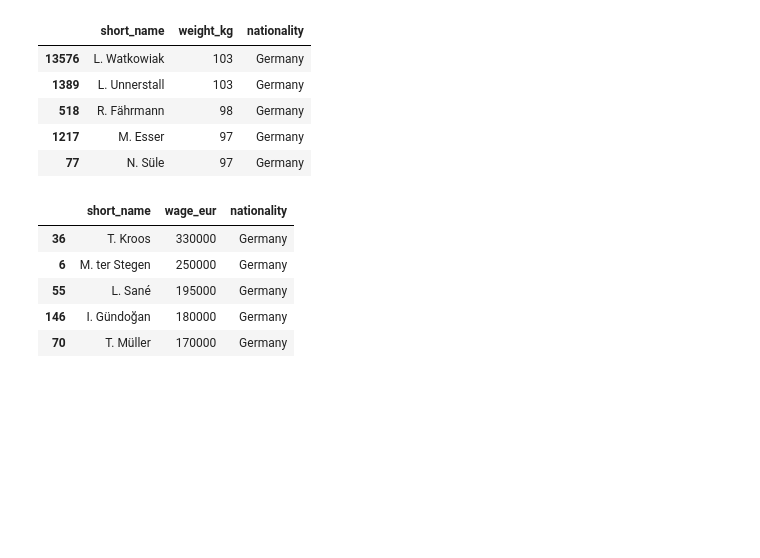
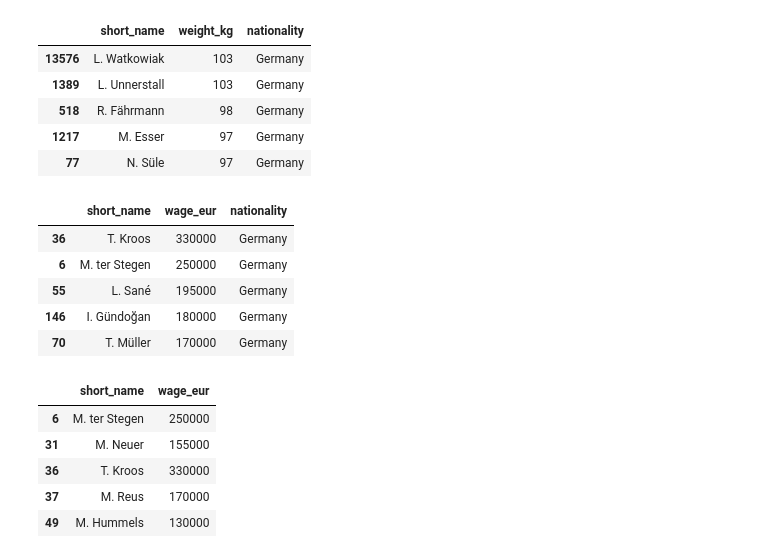
Before and after one commit to mphelps1978/JumpPlus_Fifa_Data_Analysis, a Jupyter notebook: JumpPlus_FIFA_Data.ipynb, the cells around one changed output. Cells and saved outputs as stored; diff of their text form; code cells hidden in the pictures; blank space fills up the shorter version.

Commit message:
Added a global function to select a team for DRY purposes)

```diff
--- a/JumpPlus_FIFA_Data.ipynb
+++ b/JumpPlus_FIFA_Data.ipynb
@@ -8,6 +8,14 @@ pd.set_option('display.max_colwidth', None)
 # %%
 ds = pd.read_csv('./data/players_20.csv')
 df = pd.DataFrame(ds)
+# %%
+## Some global functions that will reduce the redundancy of some code (Keep it DRY) ##
+
+# I want to set up a function that can be called to get players from a certain team (Nationality)
+def get_players(n):
+    return df.loc[df['nationality'] == n ]
+
+#
 # %%
 # Req. 1 - Show top 5 records
 df.head()
@@ -130,8 +138,8 @@ highest_salaries.plot.bar(x='short_name', color='red')
 [figure]
 # %%
 #10
-ger_top10 = df.loc[df['nationality'] == 'Germany' ]
-ger_top10.head(10)[['short_name', 'age', 'nationality']]
+ger_team = get_players('Germany')
+ger_team.head(10)[['short_name', 'age', 'nationality']]
 # %% [output]
 |  | short_name | age | nationality |
 | 6 | M. ter Stegen | 27 | Germany |
@@ -175,3 +183,13 @@ ger_max_salary.head()[['short_name', 'wage_eur', 'nationality']]
 | 55 | L. Sané | 195000 | Germany |
 | 146 | I. Gündoğan | 180000 | Germany |
 | 70 | T. Müller | 170000 | Germany |
+# %%
+# 12
+ger_team.head()[['short_name', 'wage_eur']]
+# %% [output]
+|  | short_name | wage_eur |
+| 6 | M. ter Stegen | 250000 |
+| 31 | M. Neuer | 155000 |
+| 36 | T. Kroos | 330000 |
+| 37 | M. Reus | 170000 |
+| 49 | M. Hummels | 130000 |
```
Also changed, not shown: parts of 3 cells of this notebook.
